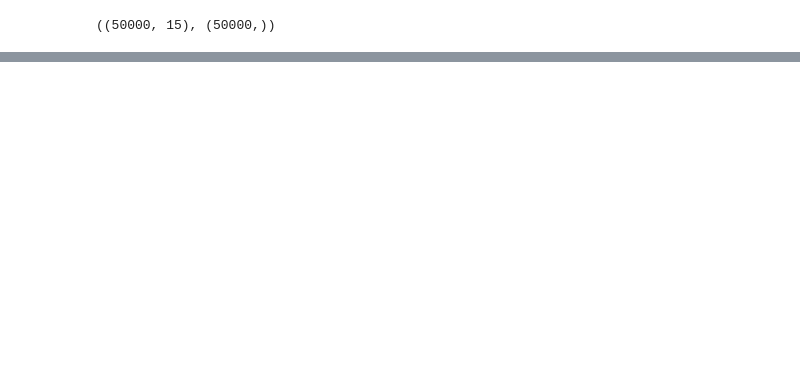
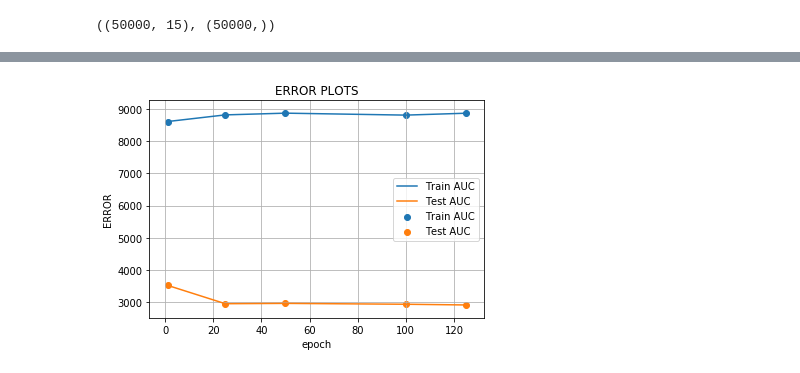
Before and after one commit to skshiraj/SGD-1, a Jupyter notebook: asmnt_7.ipynb, the cells around one changed output, grey strips where cells are left out. Drawn from its saved outputs; the diff is of its cells as text; code cells hidden in the pictures; blank space fills up the shorter version.

```diff
--- a/asmnt_7.ipynb
+++ b/asmnt_7.ipynb
@@ -104,0 +95,3 @@ print(coef)
+# %%
+coef_train,ERROR_train = coefficients_sgd(X_train,y_train)
+coef_test,ERROR_test = coefficients_sgd(X_test,y_test)
@@ -105,3 +103,36 @@ print(coef)
+# %%
+import matplotlib.pyplot as plt
+error_train=[]
+error_train.append(ERROR[0])
+error_train.append(ERROR[24])
+error_train.append(ERROR[49])
+error_train.append(ERROR[99])
+error_train.append(ERROR[124])
+
+error_test=[]
+error_test.append(ERROR_test[0])
+error_test.append(ERROR_test[24])
+error_test.append(ERROR_test[49])
+error_test.append(ERROR_test[99])
+error_test.append(ERROR_test[124])
+
+
+
+epoch=[1,25,50,100,125]
+plt.plot(epoch,error_train, label='Train AUC')
+plt.plot(epoch,error_test, label='Test AUC')
+
+plt.scatter(epoch,error_train, label='Train AUC')
+plt.scatter(epoch,error_test, label='Test AUC')
+
+plt.legend()
+plt.xlabel("epoch")
+plt.ylabel("ERROR")
+plt.title("ERROR PLOTS")
+plt.grid()
+plt.show()
+# %% [output]
+[figure, added]
 # %%
 print(p)
 print(q)
```
Also changed, not shown: parts of 6 cells of this notebook, 1 other file.
